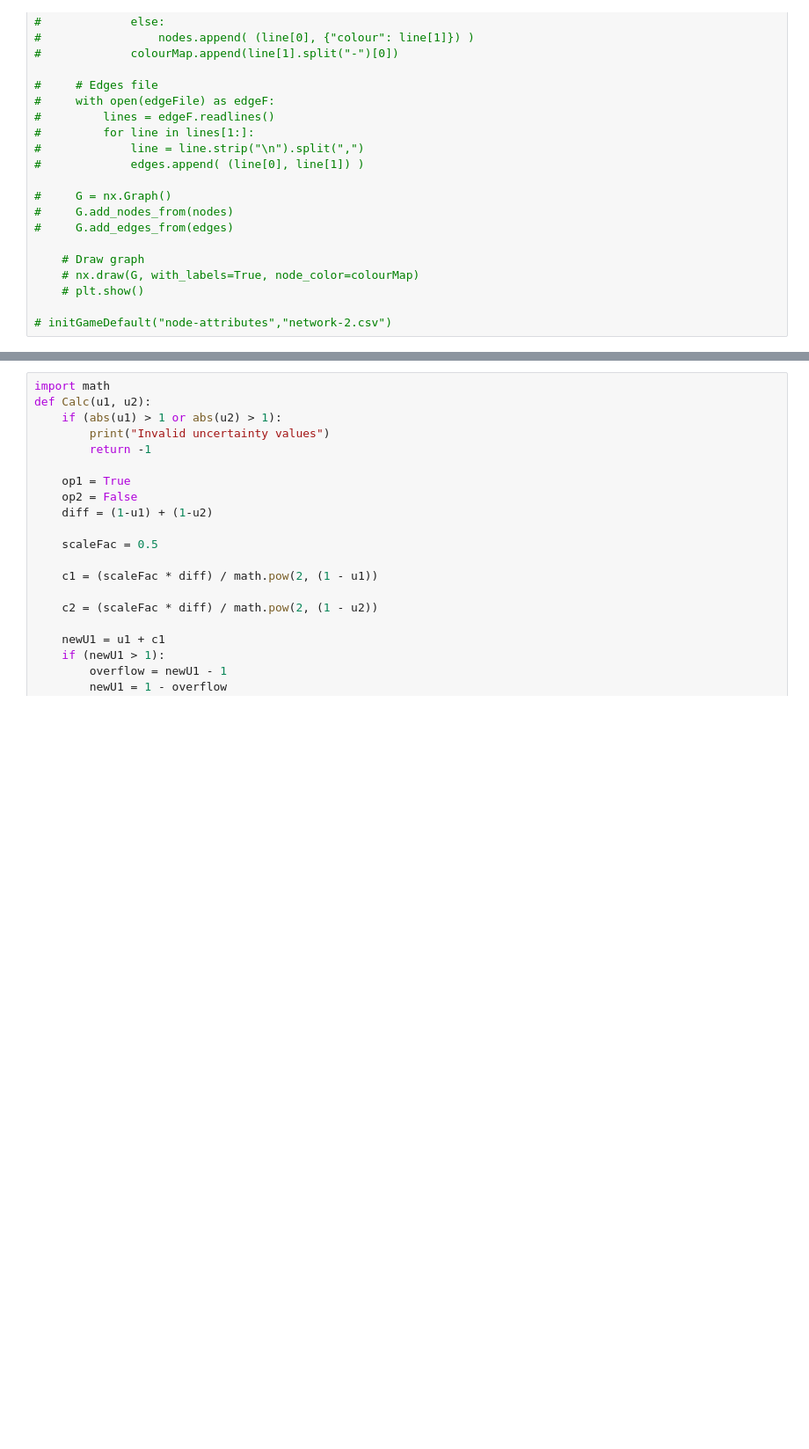
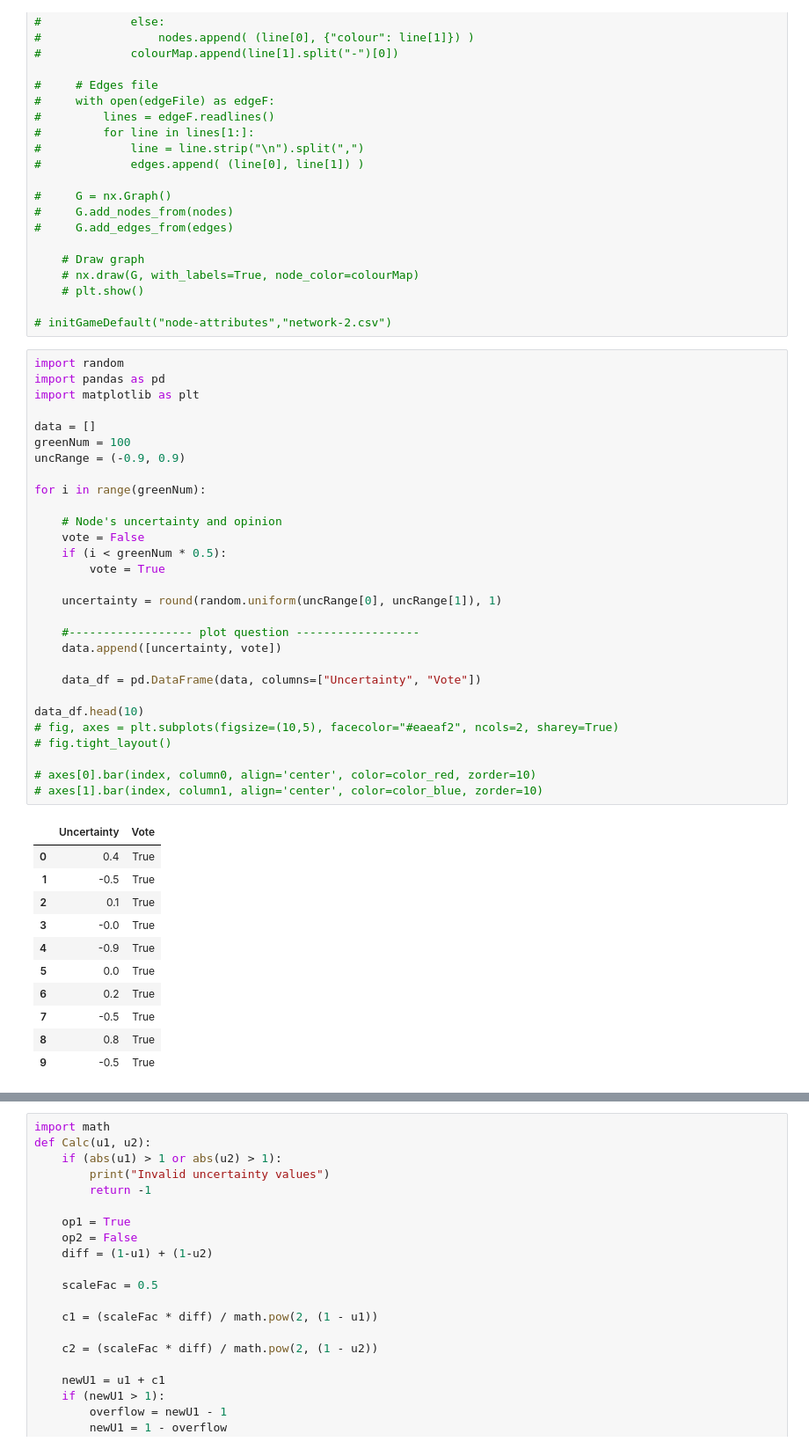
Before and after one commit to jordantgiang/CITS3001-Project, a Jupyter notebook: test.ipynb, the cells around one changed output, grey strips where cells are left out. Shown at 88% size. Cells and saved outputs as stored; diff of their text form; blank space fills up the shorter version.

```diff
--- a/test.ipynb
+++ b/test.ipynb
@@ -85,3 +85,44 @@ if Vperc <= 70 and self.energy >= 5:
     # plt.show()
 
 # initGameDefault("node-attributes","network-2.csv")
+# %%
+import random
+import pandas as pd
+import matplotlib as plt
+
+data = []
+greenNum = 100
+uncRange = (-0.9, 0.9)
+
+for i in range(greenNum):
+
+    # Node's uncertainty and opinion
+    vote = False
+    if (i < greenNum * 0.5):
+        vote = True
+
+    uncertainty = round(random.uniform(uncRange[0], uncRange[1]), 1)
+
+    #------------------ plot question ------------------
+    data.append([uncertainty, vote])
+
+    data_df = pd.DataFrame(data, columns=["Uncertainty", "Vote"])
+
+data_df.head(10)
+# fig, axes = plt.subplots(figsize=(10,5), facecolor="#eaeaf2", ncols=2, sharey=True)
+# fig.tight_layout()
+
+# axes[0].bar(index, column0, align='center', color=color_red, zorder=10)
+# axes[1].bar(index, column1, align='center', color=color_blue, zorder=10)
+# %% [output]
+|  | Uncertainty | Vote |
+| 0 | 0.4 | True |
+| 1 | -0.5 | True |
+| 2 | 0.1 | True |
+| 3 | -0.0 | True |
+| 4 | -0.9 | True |
+| 5 | 0.0 | True |
+| 6 | 0.2 | True |
+| 7 | -0.5 | True |
+| 8 | 0.8 | True |
+| 9 | -0.5 | True |
```
Also changed, not shown: parts of 4 cells of this notebook, 1 other file.
